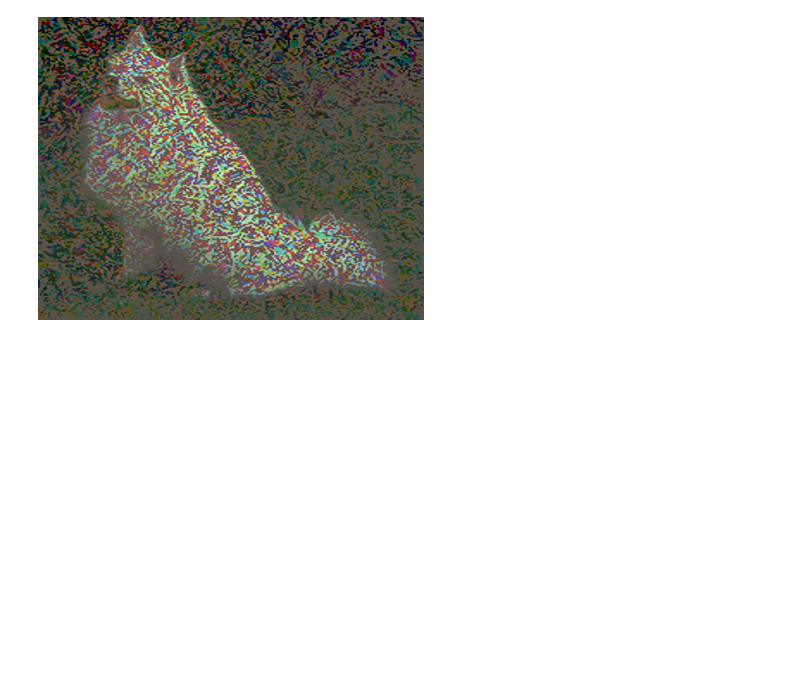
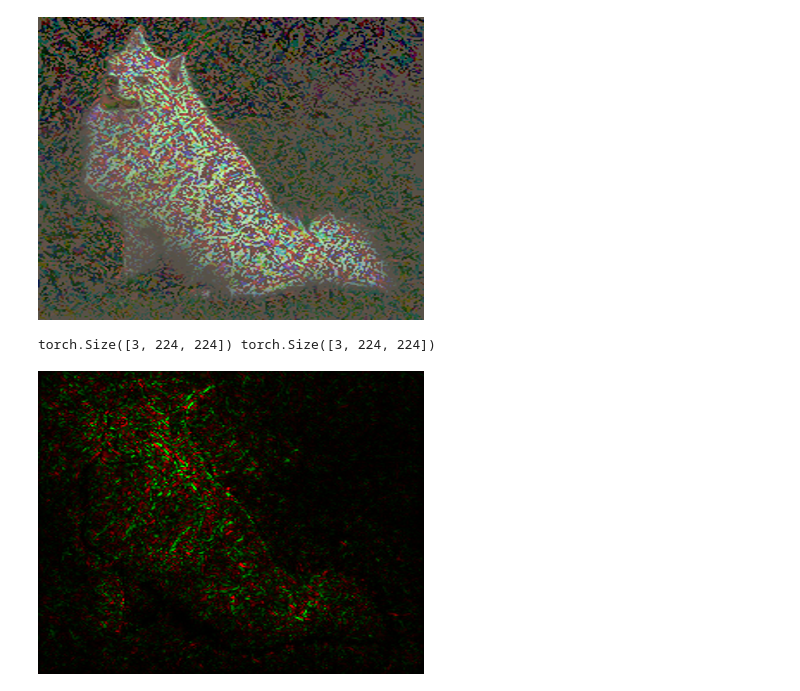
Before and after one commit to wenth1021/feature-importance-cv, a Jupyter notebook: integrated_gradients.ipynb, the cells around one changed output. Cells and saved outputs as stored; diff of their text form; code cells hidden in the pictures; blank space fills up the shorter version.

```diff
--- a/integrated_gradients.ipynb
+++ b/integrated_gradients.ipynb
@@ -137,3 +181,18 @@ pil_image(Visualize(
 # %% [output]
 torch.Size([3, 224, 224]) torch.Size([3, 224, 224])
 [figure]
+# %%
+explanation = integrated_gradients[0]
+input_image_w_gradient = input_image.clone()
+print(input_image.shape, explanation.shape)
+input_image_w_gradient[explanation < 0] = 0
+
+pil_image(Visualize(
+    *prepare_plots(explanation, input_image_w_gradient),
+    polarity="both",
+    clip_above_percentile=99,
+    clip_below_percentile=0,
+    overlay=False)).resize((v//4 for v in image.size))
+# %% [output]
+torch.Size([3, 224, 224]) torch.Size([3, 224, 224])
+[figure, added]
```
Also changed, not shown: parts of 1 cell of this notebook, 14 other files.
